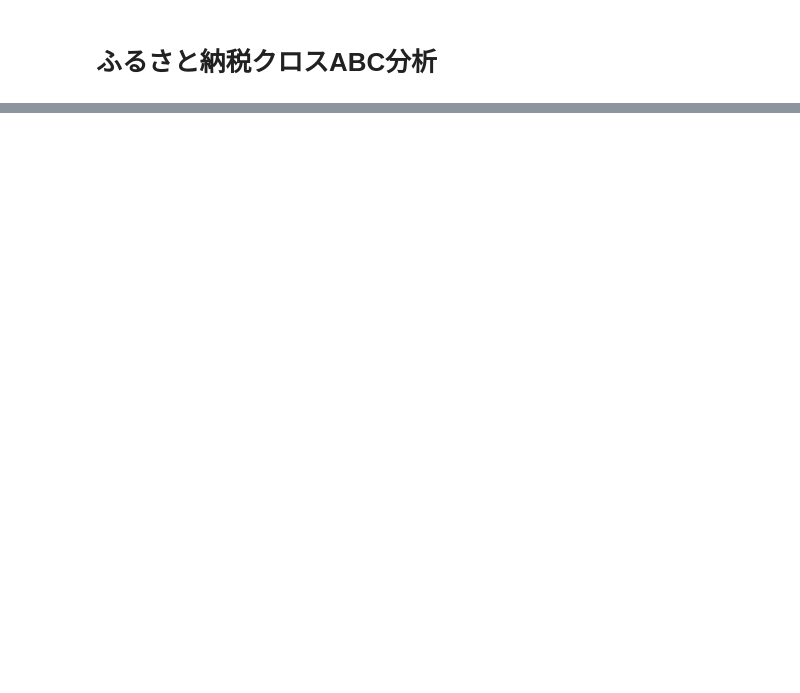
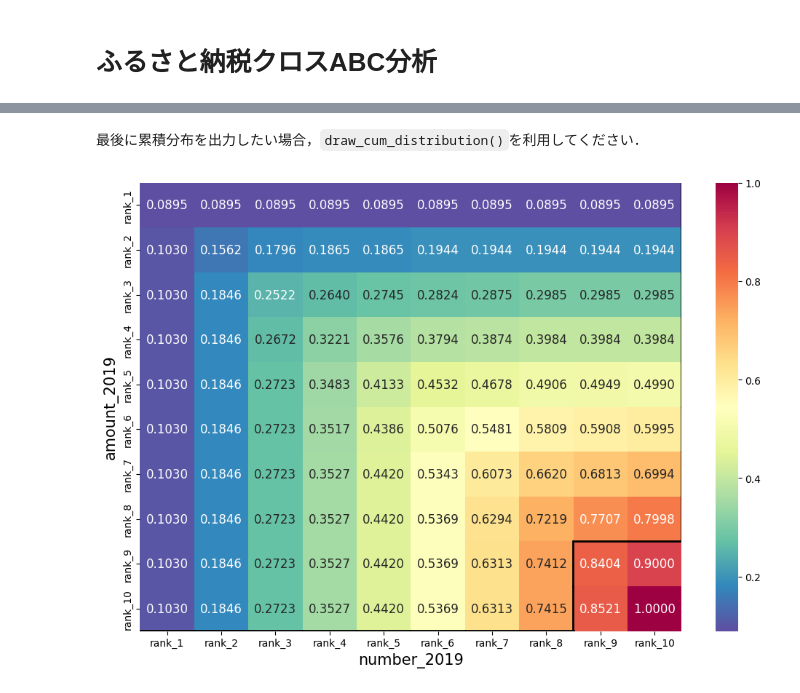
Before and after one commit to ueduck8x/crossabc, a Jupyter notebook: example.ipynb, the cells around one changed output, grey strips where cells are left out. Cells and saved outputs as stored; diff of their text form; code cells hidden in the pictures; blank space fills up the shorter version.

````diff
--- a/example.ipynb
+++ b/example.ipynb
@@ -173,0 +132,9 @@ print(401 / 1778)
+# %% [markdown]
+最後に累積分布を出力したい場合，```draw_cum_distribution()```を利用してください．
+# %%
+fig = plt.figure(figsize=(12, 8))
+ax = fig.add_subplot(1, 1, 1)
+cc.draw_cum_distribution(ax, mode=1, threshold=0.8, fontsize=12)
+plt.show()
+# %% [output]
+[figure, added]
````
Also changed, not shown: parts of 62 cells of this notebook.
